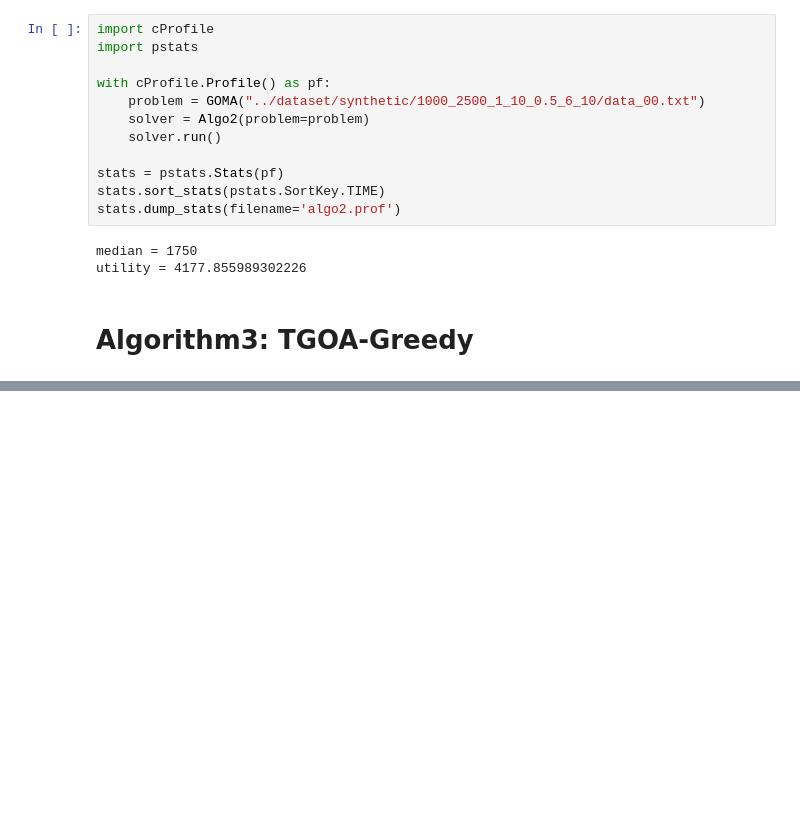
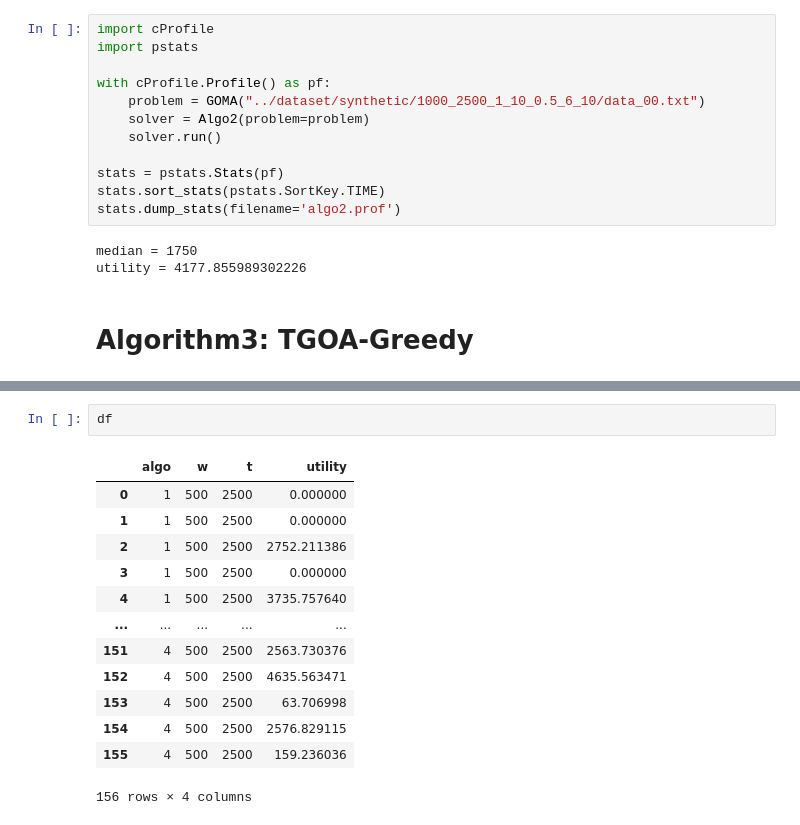
Before and after one commit to DURUII/Paper-SpatialCrowdsourcing-GOMA, a Jupyter notebook: extras/main.ipynb, the cells around one changed output, grey strips where cells are left out. Drawn from its saved outputs; the diff is of its cells as text; blank space fills up the shorter version.

```diff
--- a/extras/main.ipynb
+++ b/extras/main.ipynb
@@ -548,0 +618,16 @@ utility = 4193.171309202554
+# %%
+df
+# %% [output]
+|  | algo | w | t | utility |
+| 0 | 1 | 500 | 2500 | 0.000000 |
+| 1 | 1 | 500 | 2500 | 0.000000 |
+| 2 | 1 | 500 | 2500 | 2752.211386 |
+| 3 | 1 | 500 | 2500 | 0.000000 |
+| 4 | 1 | 500 | 2500 | 3735.757640 |
+| ... | ... | ... | ... | ... |
+| 151 | 4 | 500 | 2500 | 2563.730376 |
+| 152 | 4 | 500 | 2500 | 4635.563471 |
+| 153 | 4 | 500 | 2500 | 63.706998 |
+| 154 | 4 | 500 | 2500 | 2576.829115 |
+| 155 | 4 | 500 | 2500 | 159.236036 |
+156 rows × 4 columns
```
Also changed, not shown: parts of 11 cells of this notebook.
